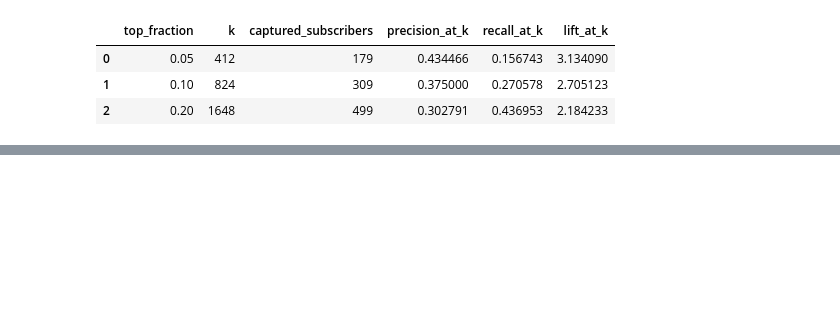
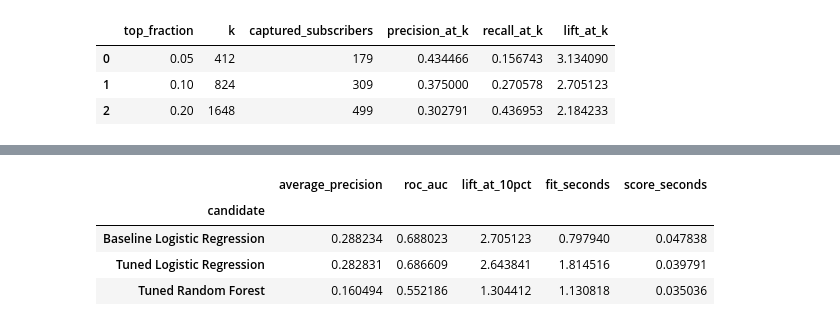
Before and after one commit to moonkyky/bank-marketing-ml, a Jupyter notebook: notebooks/04-model-experiments.ipynb, the cells around one changed output, grey strips where cells are left out. Drawn from its saved outputs; the diff is of its cells as text; code cells hidden in the pictures; blank space fills up the shorter version.

```diff
--- a/notebooks/04-model-experiments.ipynb
+++ b/notebooks/04-model-experiments.ipynb
@@ -510,0 +616,67 @@ fold_ap_comparison.round(6)
+# %%
+def ranking_metrics(y_true, scores):
+    ranked_y = y_true.to_numpy()[np.argsort(-scores, kind="stable")]
+    cumulative_positives = np.cumsum(ranked_y)
+    prevalence = y_true.mean()
+    rows = []
+    for fraction in [0.05, 0.10, 0.20]:
+        k = int(np.ceil(len(y_true) * fraction))
+        captured = int(cumulative_positives[k - 1])
+        precision = captured / k
+        rows.append(
+            {
+                "top_fraction": fraction,
+                "k": k,
+                "captured_subscribers": captured,
+                "precision_at_k": precision,
+                "recall_at_k": captured / y_true.sum(),
+                "lift_at_k": precision / prevalence,
+            }
+        )
+    return pd.DataFrame(rows)
+
+
+validation_candidates = [
+    ("Baseline Logistic Regression", clone(baseline_pipeline)),
+    ("Tuned Logistic Regression", tuned_lr),
+    (f"Tuned {nonlinear_name}", tuned_nonlinear),
+]
+validation_rows = []
+validation_ranking_rows = []
+validation_scores = {}
+validation_models = {}
+for name, pipeline in validation_candidates:
+    fit_start = perf_counter()
+    pipeline.fit(X_train, y_train)
+    fit_seconds = perf_counter() - fit_start
+    score_start = perf_counter()
+    if "SVM" in name:
+        scores = pipeline.decision_function(X_valid)
+    else:
+        scores = pipeline.predict_proba(X_valid)[:, 1]
+    score_seconds = perf_counter() - score_start
+    top_k = ranking_metrics(y_valid, scores)
+    validation_rows.append(
+        {
+            "candidate": name,
+            "average_precision": average_precision_score(y_valid, scores),
+            "roc_auc": roc_auc_score(y_valid, scores),
+            "lift_at_10pct": top_k.loc[top_k["top_fraction"] == 0.10, "lift_at_k"].iloc[
+                0
+            ],
+            "fit_seconds": fit_seconds,
+            "score_seconds": score_seconds,
+        }
+    )
+    validation_ranking_rows.append(top_k.assign(candidate=name))
+    validation_scores[name] = scores
+    validation_models[name] = pipeline
+
+validation_results = pd.DataFrame(validation_rows).set_index("candidate")
+validation_results.round(6)
+# %% [output]
+|  | average_precision | roc_auc | lift_at_10pct | fit_seconds | score_seconds |
+| candidate |  |  |  |  |  |
+| Baseline Logistic Regression | 0.288234 | 0.688023 | 2.705123 | 0.797940 | 0.047838 |
+| Tuned Logistic Regression | 0.282831 | 0.686609 | 2.643841 | 1.814516 | 0.039791 |
+| Tuned Random Forest | 0.160494 | 0.552186 | 1.304412 | 1.130818 | 0.035036 |
```
Also changed, not shown: parts of 70 cells of this notebook, 3 other files.
